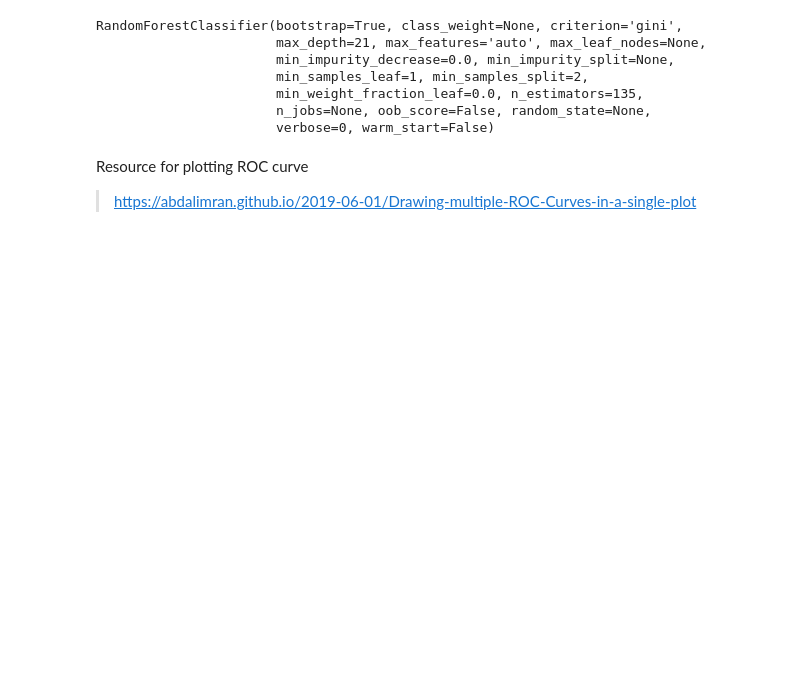
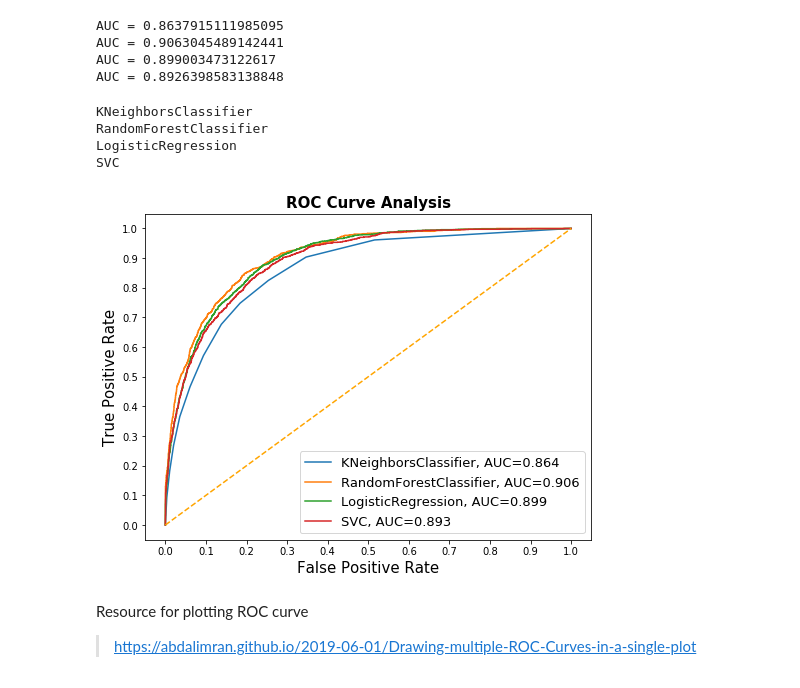
Before and after one commit to AmmarAli118/coachmod5project, a Jupyter notebook: 6_comparison.ipynb, the cells around one changed output. Drawn from its saved outputs; the diff is of its cells as text; code cells hidden in the pictures; blank space fills up the shorter version.

Commit message:
made murat's changes. Still need to run the svm notebook and save new results

```diff
--- a/6_comparison.ipynb
+++ b/6_comparison.ipynb
@@ -24,18 +14,0 @@ def plot_roc_curve(fpr, tpr):
-# %%
-rf = RandomForestClassifier(bootstrap=True, class_weight=None, criterion='gini',
-                       max_depth=21, max_features='auto', max_leaf_nodes=None,
-                       min_impurity_decrease=0.0, min_impurity_split=None,
-                       min_samples_leaf=1, min_samples_split=2,
-                       min_weight_fraction_leaf=0.0, n_estimators=135,
-                       n_jobs=None, oob_score=False, random_state=None,
-                       verbose=0, warm_start=False)
-lr = LogisticRegression(solver='lbfgs', multi_class='multinomial', random_state=0, C=.01)
-
-svm = SVC(C=1.0, cache_size=200, class_weight=None, coef0=0.0,
-    decision_function_shape='ovr', degree=1, gamma='auto_deprecated',
-    kernel='poly', max_iter=-1, probability=True, random_state=None,
-    shrinking=True, tol=0.001, verbose=False)
-
-knn = KNeighborsClassifier(algorithm='auto', leaf_size=30, metric='minkowski',
-                     metric_params=None, n_jobs=None, n_neighbors=11, p=2,
-                     weights='uniform')
@@ -44,51 +51,54 @@ model_list = [rf,lr,svm,knn]
 # %%
+finished_models = [knn_grid_search, rf_grid_search, lr_grid_search, svm_grid_search]
 result_table = pd.DataFrame(columns=['classifiers', 'fpr','tpr','auc'])
 
 # Train the models and record the results
-for cls in model_list:
-    print(cls)
-    model = cls.fit(X_train, y_train)
+for model in finished_models:
     yproba = model.predict_proba(X_test)[::,1]
 
     fpr, tpr, _ = roc_curve(y_test,  yproba)
     auc = roc_auc_score(y_test, yproba)
     print('AUC = {}'.format(auc))
-    result_table = result_table.append({'classifiers':cls.__class__.__name__,
+    result_table = result_table.append({'classifiers':model.best_estimator_.__class__.__name__,
                                         'fpr':fpr,
                                         'tpr':tpr,
-                                        'auc':auc}, ignore_index=True)
+                                        'auc':auc
+                                       }, ignore_index=True)
 
 # Set name of the classifiers as index labels
-result_table.set_index('classifiers', inplace=True)
+result_table = result_table.set_index('classifiers')
 # %% [output]
-RandomForestClassifier(bootstrap=True, class_weight=None, criterion='gini',
-                       max_depth=21, max_features='auto', max_leaf_nodes=None,
-                       min_impurity_decrease=0.0, min_impurity_split=None,
-                       min_samples_leaf=1, min_samples_split=2,
-                       min_weight_fraction_leaf=0.0, n_estimators=135,
-                       n_jobs=None, oob_score=False, random_state=None,
-                       verbose=0, warm_start=False)
+AUC = 0.8637915111985095
+AUC = 0.9063045489142441
+AUC = 0.899003473122617
+AUC = 0.8926398583138848
 # %%
 fig = plt.figure(figsize=(8,6))
 
 for i in result_table.index:
     print(i)
     plt.plot(result_table.loc[i]['fpr'],
              result_table.loc[i]['tpr'],
-             label="{}, AUC={:.3f}".format(i, result_table.loc[i]['auc']))
+             label="{}, AUC={:.3f}".format(str(i), result_table.loc[i]['auc']))
 
 plt.plot([0,1], [0,1], color='orange', linestyle='--')
 
 plt.xticks(np.arange(0.0, 1.1, step=0.1))
 plt.xlabel("False Positive Rate", fontsize=15)
 
 plt.yticks(np.arange(0.0, 1.1, step=0.1))
 plt.ylabel("True Positive Rate", fontsize=15)
 
 plt.title('ROC Curve Analysis', fontweight='bold', fontsize=15)
 plt.legend(prop={'size':13}, loc='lower right')
 
 plt.show()
+# %% [output]
+KNeighborsClassifier
+RandomForestClassifier
+LogisticRegression
+SVC
+[figure, added]
 # %% [markdown]
 Resource for plotting ROC curve
 >https://abdalimran.github.io/2019-06-01/Drawing-multiple-ROC-Curves-in-a-single-plot
```
Also changed, not shown: parts of 6 cells of this notebook, 10 other files.
